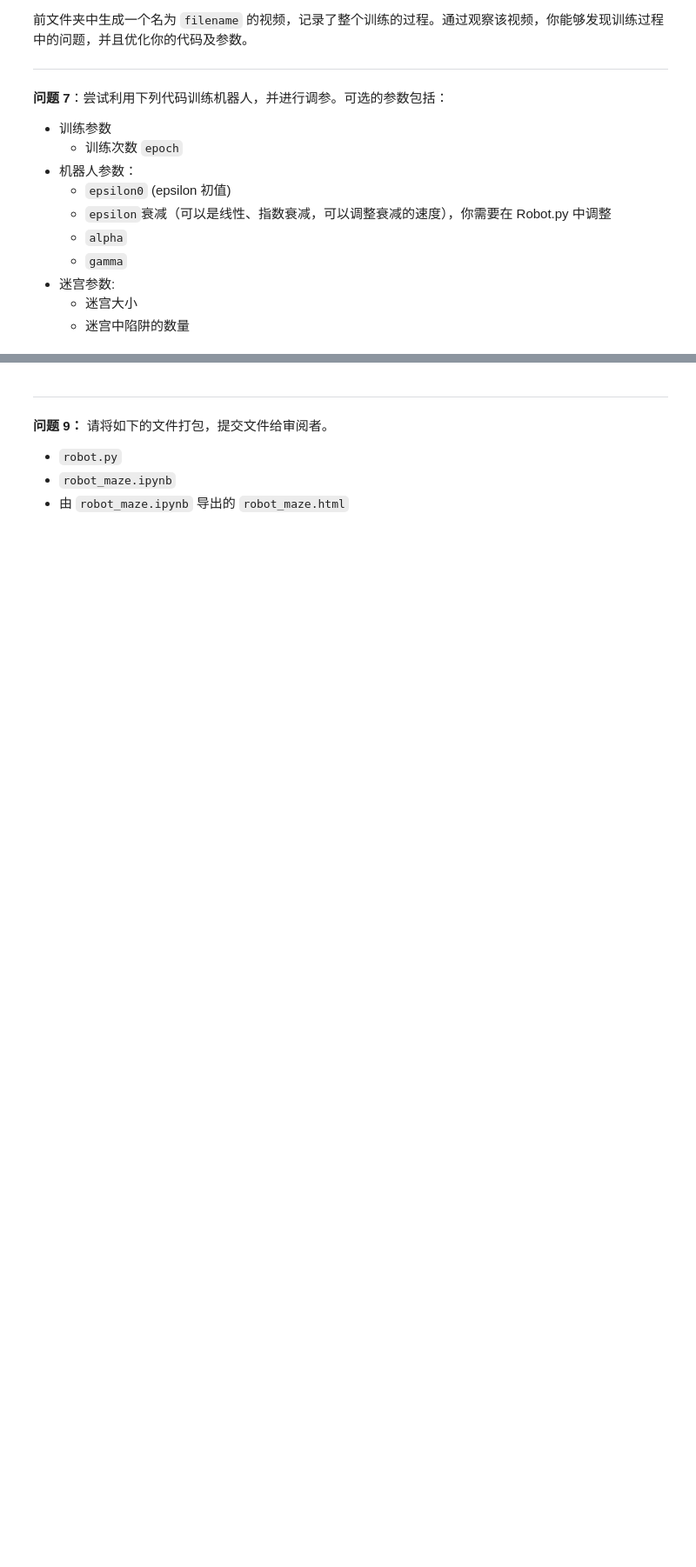
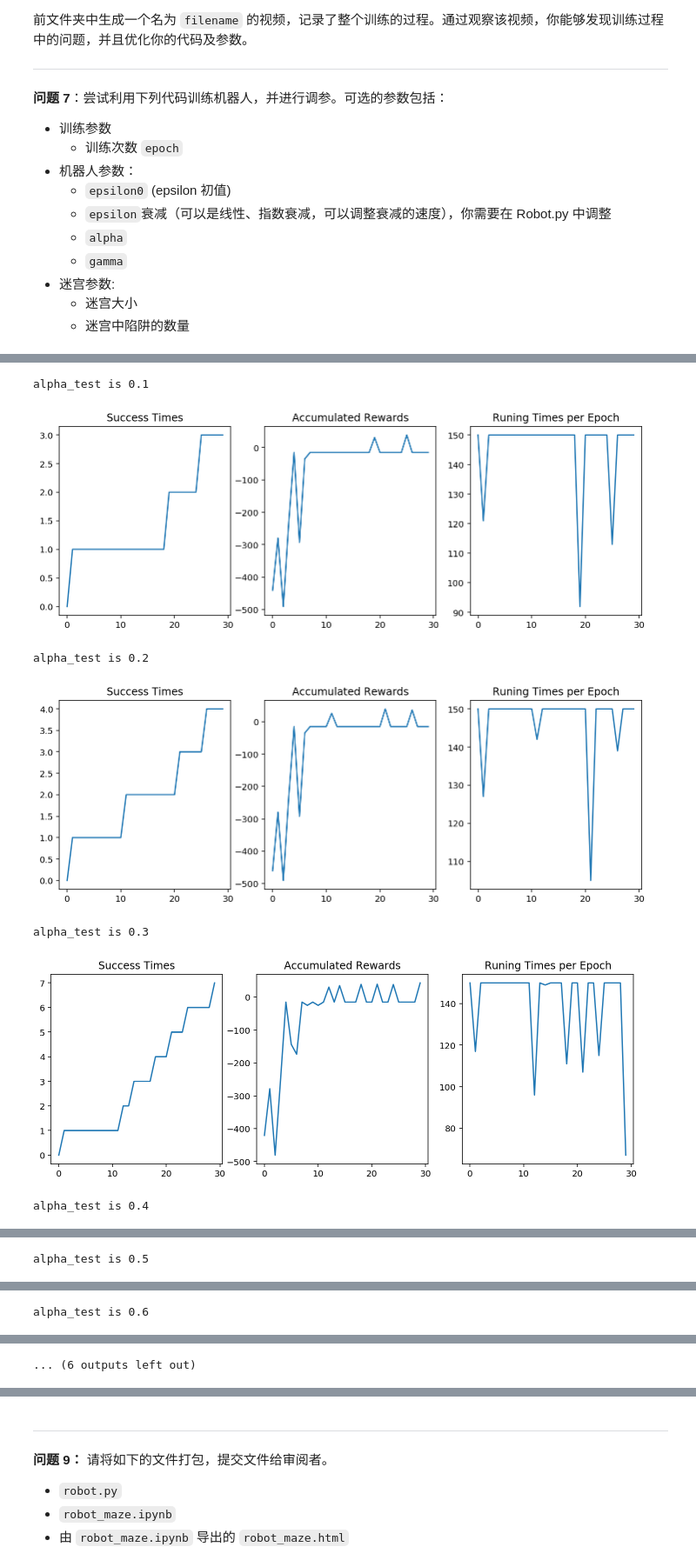
Before and after one commit to tailiang2008/udacity, a Jupyter notebook: Case/Reinforcement_Learning/robot_maze.ipynb, the cells around one changed output, grey strips where cells are left out. Shown at 87% size. Cells and saved outputs as stored; diff of their text form; code cells hidden in the pictures; blank space fills up the shorter version.

```diff
--- a/Case/Reinforcement_Learning/robot_maze.ipynb
+++ b/Case/Reinforcement_Learning/robot_maze.ipynb
@@ -279,0 +333,24 @@ Maze of size (8, 12)
+# %%
+#根据上述表现，调整epsilon0
+epsilon0 = 0.4
+# %%
+#测试alpha变化
+alpha_test=[i/10 for i in range(1,10)]
+runner_list = {}
+
+#训练
+for i in alpha_test:
+    runner_list[i] = robot_train(g, i, epsilon0, gamma)
+
+#对比结果
+for i in runner_list:
+    print('alpha_test is {}'.format(str(i)))
+    runner_list[i].plot_results()
+# %% [output]
+alpha_test is 0.1
+[figure, added]
+alpha_test is 0.2
+[figure, added]
+alpha_test is 0.3
+[figure, added]
+alpha_test is 0.4
@@ -279,0 +358 @@ Maze of size (8, 12)
+alpha_test is 0.5
@@ -279,0 +360 @@ Maze of size (8, 12)
+alpha_test is 0.6
@@ -279,0 +362 @@ Maze of size (8, 12)
+... (6 outputs left out)
```
Also changed, not shown: parts of 24 cells of this notebook, 11 other files.
